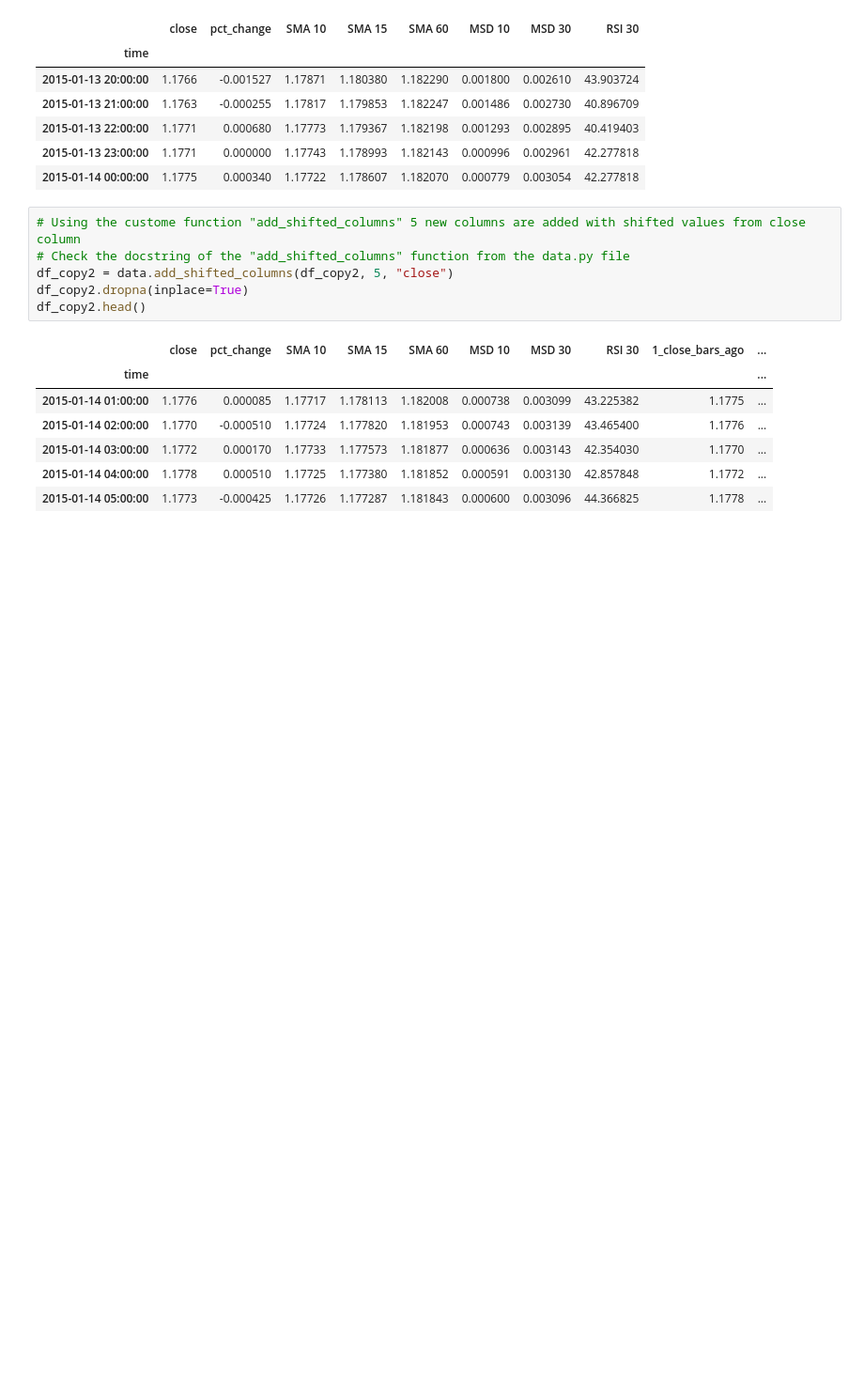
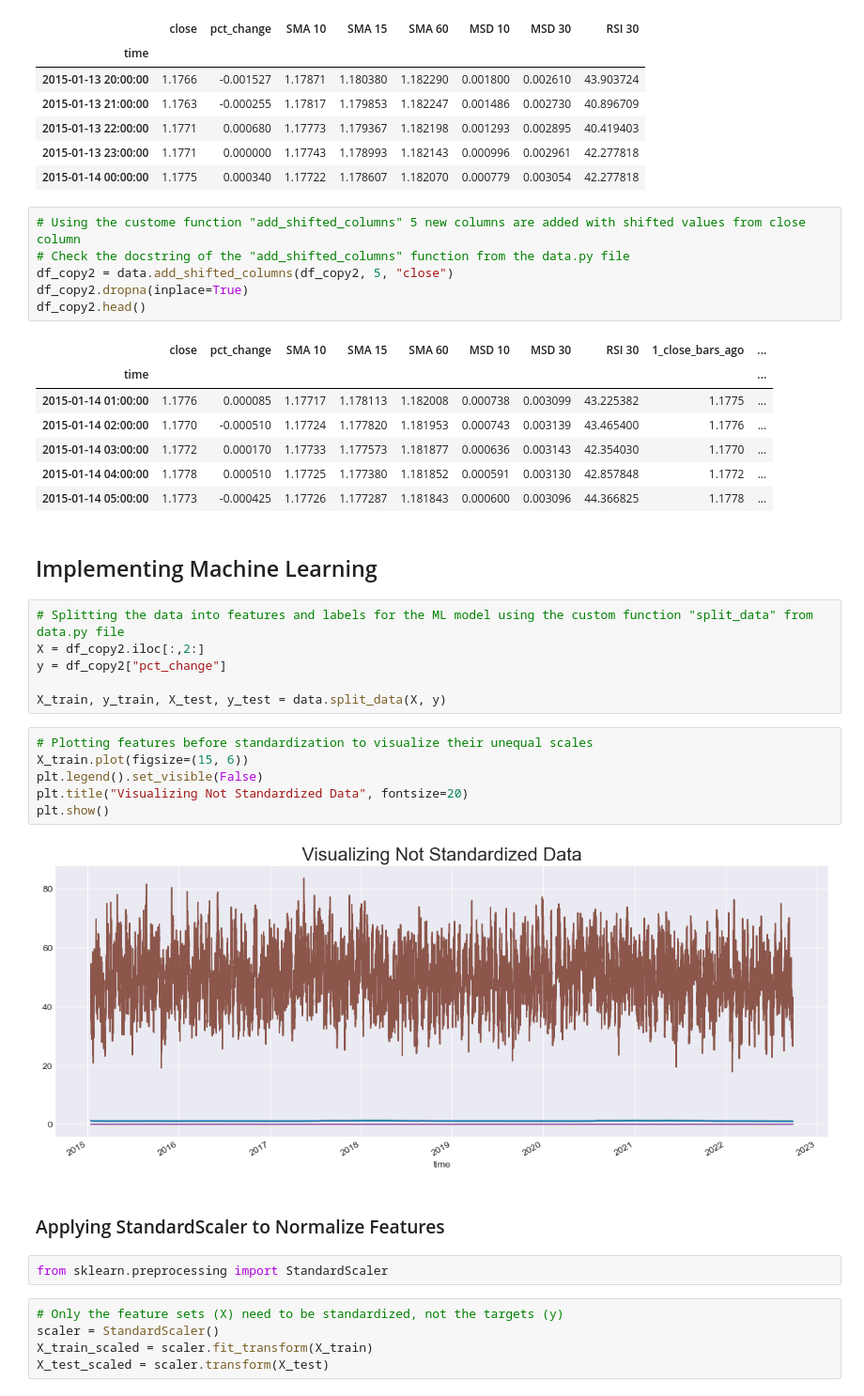
Before and after one commit to YarosInter/Time-Series-Dense-Neural-Network, a Jupyter notebook: Dense_Layer_Neural_Network.ipynb, the cells around one changed output. Shown at 94% size. Cells and saved outputs as stored; diff of their text form; blank space fills up the shorter version.

```diff
--- a/Dense_Layer_Neural_Network.ipynb
+++ b/Dense_Layer_Neural_Network.ipynb
@@ -105,3 +105,28 @@ df_copy2.head()
 | 2015-01-14 03:00:00 | 1.1772 | 0.000170 | 1.17733 | 1.177573 | 1.181877 | 0.000636 | 0.003143 | 42.354030 | 1.1770 | ... |
 | 2015-01-14 04:00:00 | 1.1778 | 0.000510 | 1.17725 | 1.177380 | 1.181852 | 0.000591 | 0.003130 | 42.857848 | 1.1772 | ... |
 | 2015-01-14 05:00:00 | 1.1773 | -0.000425 | 1.17726 | 1.177287 | 1.181843 | 0.000600 | 0.003096 | 44.366825 | 1.1778 | ... |
+# %% [markdown]
+## Implementing Machine Learning
+# %%
+# Splitting the data into features and labels for the ML model using the custom function "split_data" from data.py file
+X = df_copy2.iloc[:,2:]
+y = df_copy2["pct_change"]
+
+X_train, y_train, X_test, y_test = data.split_data(X, y)
+# %%
+# Plotting features before standardization to visualize their unequal scales
+X_train.plot(figsize=(15, 6))
+plt.legend().set_visible(False)
+plt.title("Visualizing Not Standardized Data", fontsize=20)
+plt.show()
+# %% [output]
+[figure, added]
+# %% [markdown]
+### Applying StandardScaler to Normalize Features
+# %%
+from sklearn.preprocessing import StandardScaler
+# %%
+# Only the feature sets (X) need to be standardized, not the targets (y)
+scaler = StandardScaler()
+X_train_scaled = scaler.fit_transform(X_train)
+X_test_scaled = scaler.transform(X_test)
```
Also changed, not shown: parts of 1 cell of this notebook.
